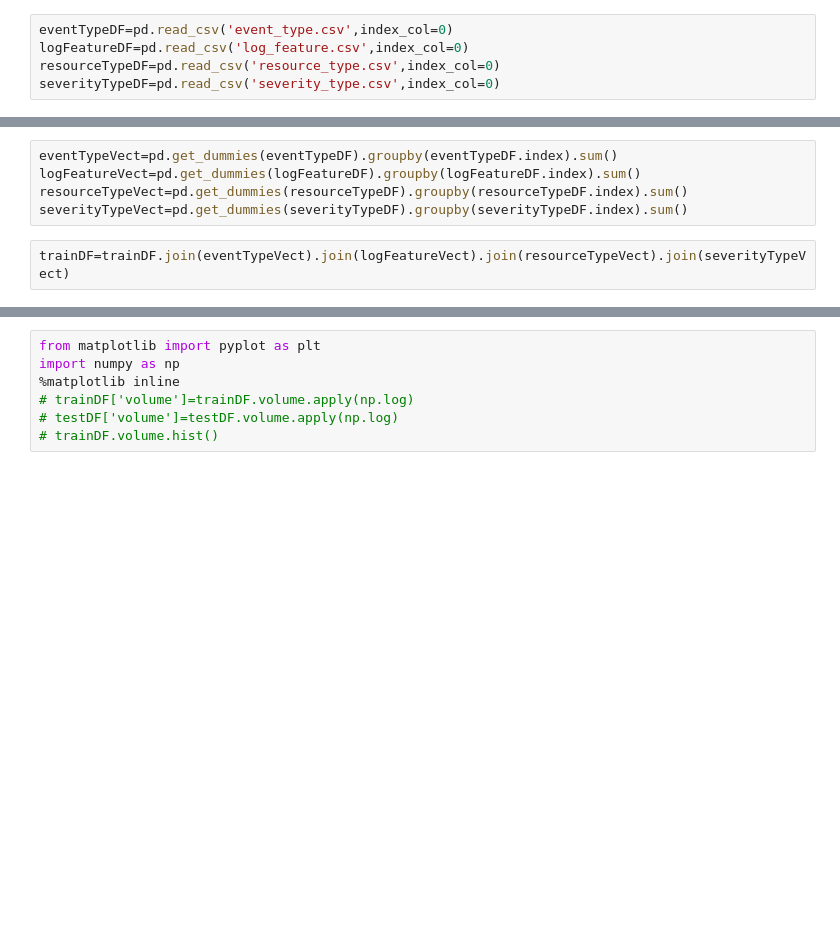
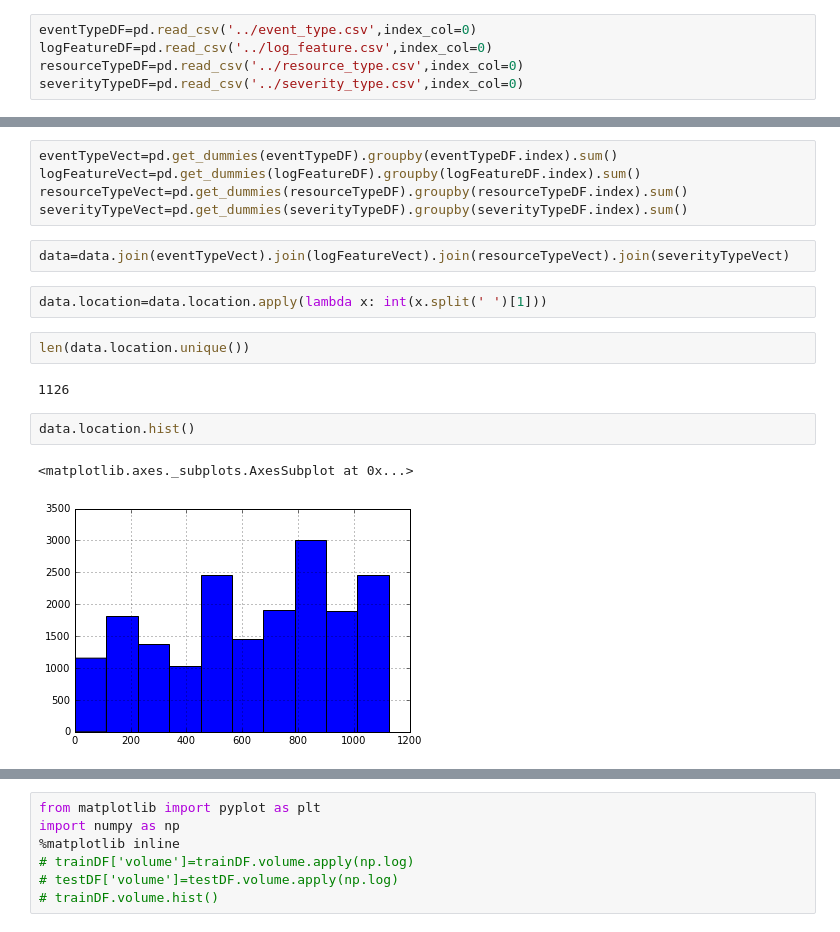
Before and after one commit to darekarsam/TelstraChallenge, a Jupyter notebook: kaggleChallenge.ipynb, the cells around one changed output, grey strips where cells are left out. Cells and saved outputs as stored; diff of their text form; blank space fills up the shorter version.

```diff
--- a/kaggleChallenge.ipynb
+++ b/kaggleChallenge.ipynb
@@ -32,7 +32,7 @@ data.shape
 # %% [output]
 (18552, 2)
 # %%
-eventTypeDF=pd.read_csv('event_type.csv',index_col=0)
-logFeatureDF=pd.read_csv('log_feature.csv',index_col=0)
-resourceTypeDF=pd.read_csv('resource_type.csv',index_col=0)
-severityTypeDF=pd.read_csv('severity_type.csv',index_col=0)
+eventTypeDF=pd.read_csv('../event_type.csv',index_col=0)
+logFeatureDF=pd.read_csv('../log_feature.csv',index_col=0)
+resourceTypeDF=pd.read_csv('../resource_type.csv',index_col=0)
+severityTypeDF=pd.read_csv('../severity_type.csv',index_col=0)
@@ -42,4 +53,15 @@ logFeatureVect=pd.get_dummies(logFeatureDF).groupby(logFeatureDF.index).sum()
 resourceTypeVect=pd.get_dummies(resourceTypeDF).groupby(resourceTypeDF.index).sum()
 severityTypeVect=pd.get_dummies(severityTypeDF).groupby(severityTypeDF.index).sum()
 # %%
-trainDF=trainDF.join(eventTypeVect).join(logFeatureVect).join(resourceTypeVect).join(severityTypeVect)
+data=data.join(eventTypeVect).join(logFeatureVect).join(resourceTypeVect).join(severityTypeVect)
+# %%
+data.location=data.location.apply(lambda x: int(x.split(' ')[1]))
+# %%
+len(data.location.unique())
+# %% [output]
+1126
+# %%
+data.location.hist()
+# %% [output]
+<matplotlib.axes._subplots.AxesSubplot at 0x...>
+[figure, added]
```
Also changed, not shown: parts of 18 cells of this notebook.
